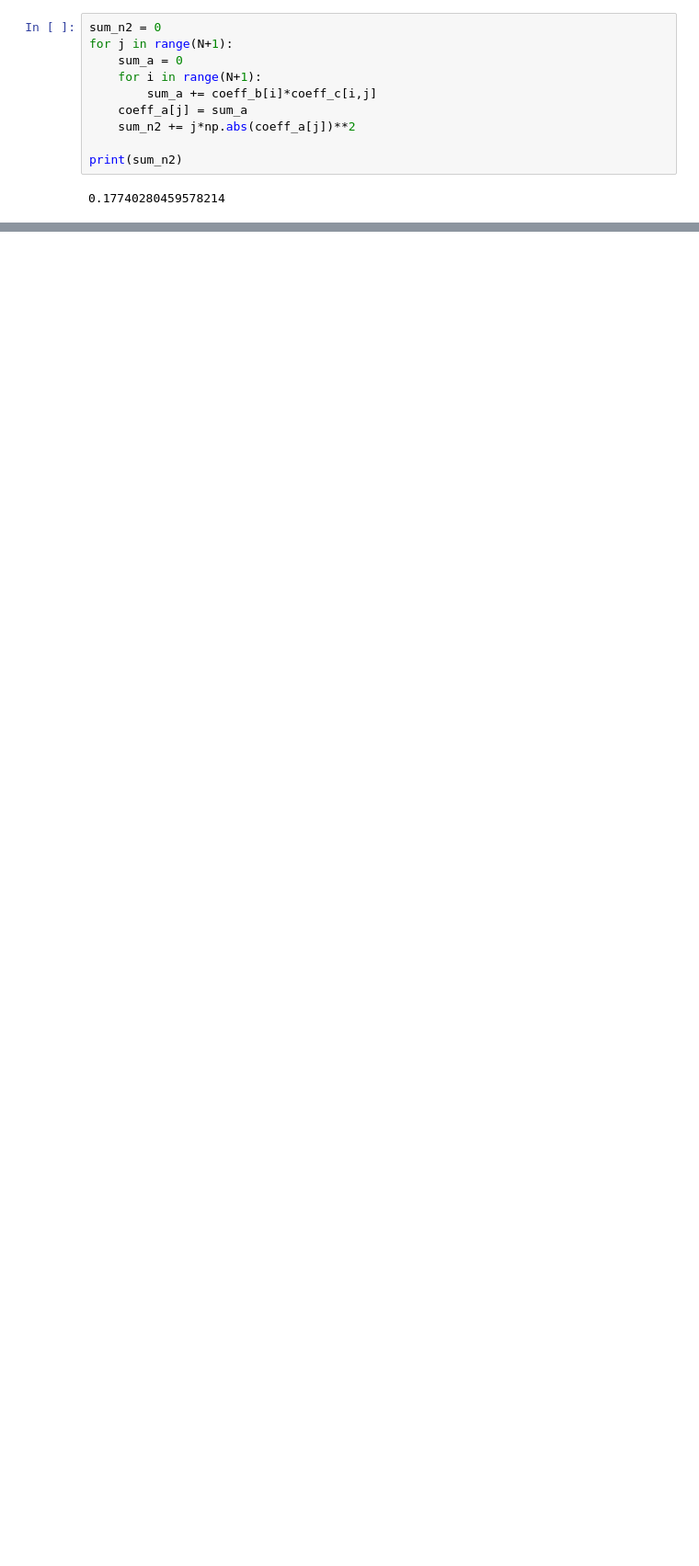
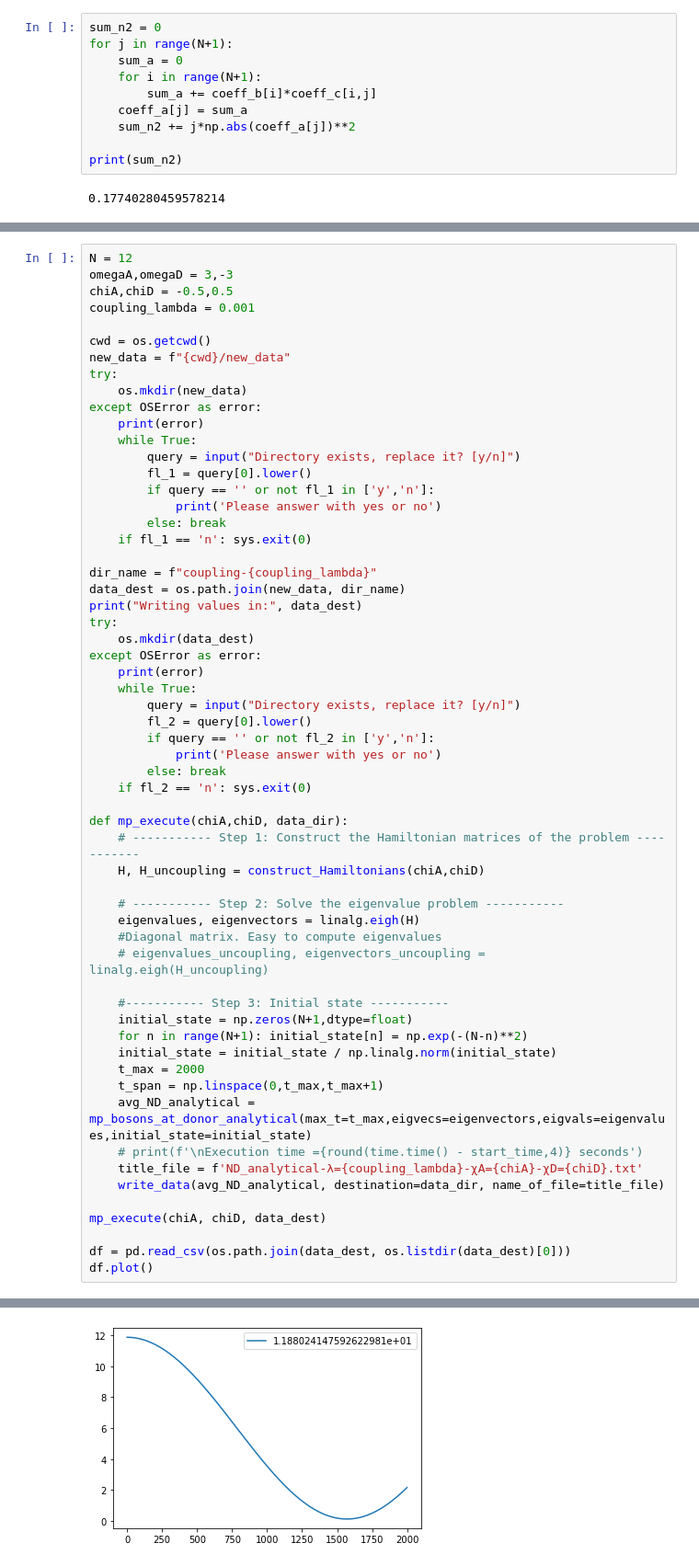
Before and after one commit to JAndronis/Quantum-Targeted-Energy-Transfer, a Jupyter notebook: test.ipynb, the cells around one changed output, grey strips where cells are left out. Shown at 92% size. Cells and saved outputs as stored; diff of their text form; blank space fills up the shorter version.

Commit message:
started working on mp cells

```diff
--- a/test.ipynb
+++ b/test.ipynb
@@ -287,0 +673,60 @@ print(sum_n2)
+# %%
+N = 12
+omegaA,omegaD = 3,-3
+chiA,chiD = -0.5,0.5
+coupling_lambda = 0.001
+
+cwd = os.getcwd()
+new_data = f"{cwd}/new_data"
+try:
+    os.mkdir(new_data)
+except OSError as error:
+    print(error)
+    while True:
+        query = input("Directory exists, replace it? [y/n]")
+        fl_1 = query[0].lower()
+        if query == '' or not fl_1 in ['y','n']:
+            print('Please answer with yes or no')
+        else: break
+    if fl_1 == 'n': sys.exit(0)
+
+dir_name = f"coupling-{coupling_lambda}"
+data_dest = os.path.join(new_data, dir_name)
+print("Writing values in:", data_dest)
+try:
+    os.mkdir(data_dest)
+except OSError as error:
+    print(error)
+    while True:
+        query = input("Directory exists, replace it? [y/n]")
+        fl_2 = query[0].lower()
+        if query == '' or not fl_2 in ['y','n']:
+            print('Please answer with yes or no')
+        else: break
+    if fl_2 == 'n': sys.exit(0)
+
+def mp_execute(chiA,chiD, data_dir):
+    # ----------- Step 1: Construct the Hamiltonian matrices of the problem -----------
+    H, H_uncoupling = construct_Hamiltonians(chiA,chiD)
+
+    # ----------- Step 2: Solve the eigenvalue problem -----------
+    eigenvalues, eigenvectors = linalg.eigh(H)
+    #Diagonal matrix. Easy to compute eigenvalues
+    # eigenvalues_uncoupling, eigenvectors_uncoupling = linalg.eigh(H_uncoupling)
+
+    #----------- Step 3: Initial state -----------
+    initial_state = np.zeros(N+1,dtype=float)
+    for n in range(N+1): initial_state[n] = np.exp(-(N-n)**2)
+    initial_state = initial_state / np.linalg.norm(initial_state)
+    t_max = 2000
+    t_span = np.linspace(0,t_max,t_max+1)
+    avg_ND_analytical = mp_bosons_at_donor_analytical(max_t=t_max,eigvecs=eigenvectors,eigvals=eigenvalues,initial_state=initial_state)
+    # print(f'\nExecution time ={round(time.time() - start_time,4)} seconds')
+    title_file = f'ND_analytical-λ={coupling_lambda}-χΑ={chiA}-χD={chiD}.txt'
+    write_data(avg_ND_analytical, destination=data_dir, name_of_file=title_file)
+
+mp_execute(chiA, chiD, data_dest)
+
+df = pd.read_csv(os.path.join(data_dest, os.listdir(data_dest)[0]))
+df.plot()
+# %% [output]
@@ -287,0 +737 @@ print(sum_n2)
+[figure, added]
```
Also changed, not shown: parts of 3 cells of this notebook.
